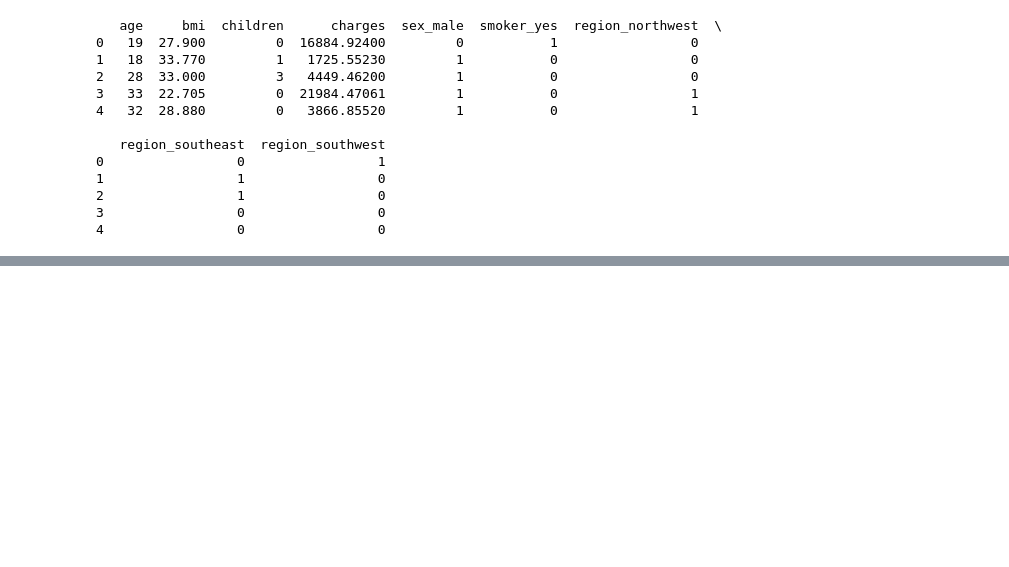
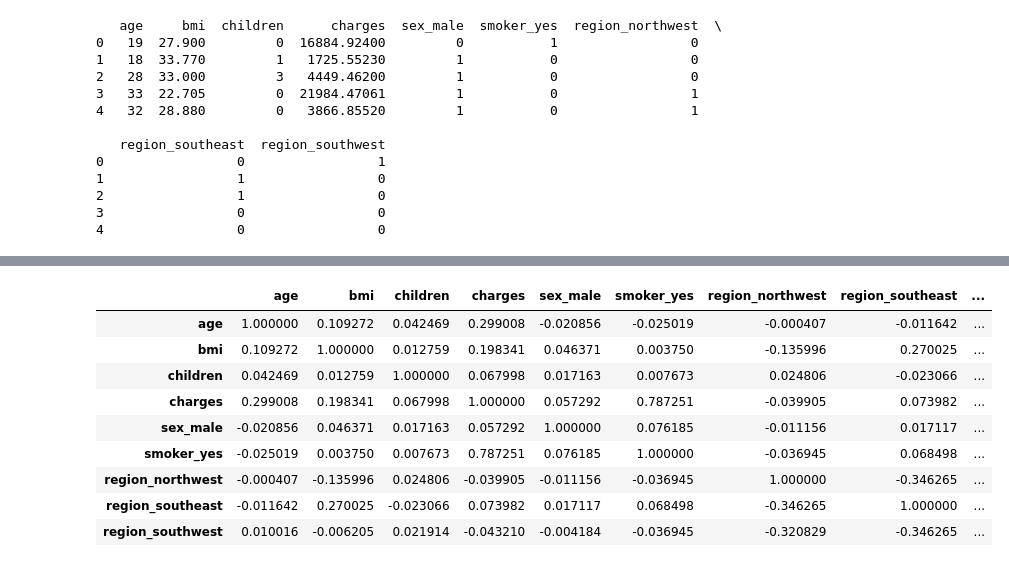
Before and after one commit to mish81/100_Days_of_Code_Data_Science_Challenge, a Jupyter notebook: 20240523_Day_62 - Categorical Data and Dummies/Day_62.ipynb, the cells around one changed output, grey strips where cells are left out. Drawn from its saved outputs; the diff is of its cells as text; code cells hidden in the pictures; blank space fills up the shorter version.

```diff
--- a/20240523_Day_62 - Categorical Data and Dummies/Day_62.ipynb
+++ b/20240523_Day_62 - Categorical Data and Dummies/Day_62.ipynb
@@ -85,3 +85,28 @@ print(pd.get_dummies(df,dtype=int, drop_first=True).head())
 4                 0                 0
 # %% [markdown]
 ![image.png](attachment:image.png)
+# %%
+import pandas as pd
+
+url = (
+    'https://storage.googleapis.com/esmartdata-courses-files/'
+    'ml-course/insurance.csv'
+)
+df = pd.read_csv(url)
+for col in list(df.select_dtypes(include=['object']).columns):
+    df[col] = df[col].astype('category')
+df_dummies = pd.get_dummies(df, drop_first=True)
+# %%
+corr = df_dummies.corr()
+corr
+# %% [output]
+|  | age | bmi | children | charges | sex_male | smoker_yes | region_northwest | region_southeast | ... |
+| age | 1.000000 | 0.109272 | 0.042469 | 0.299008 | -0.020856 | -0.025019 | -0.000407 | -0.011642 | ... |
+| bmi | 0.109272 | 1.000000 | 0.012759 | 0.198341 | 0.046371 | 0.003750 | -0.135996 | 0.270025 | ... |
+| children | 0.042469 | 0.012759 | 1.000000 | 0.067998 | 0.017163 | 0.007673 | 0.024806 | -0.023066 | ... |
+| charges | 0.299008 | 0.198341 | 0.067998 | 1.000000 | 0.057292 | 0.787251 | -0.039905 | 0.073982 | ... |
+| sex_male | -0.020856 | 0.046371 | 0.017163 | 0.057292 | 1.000000 | 0.076185 | -0.011156 | 0.017117 | ... |
+| smoker_yes | -0.025019 | 0.003750 | 0.007673 | 0.787251 | 0.076185 | 1.000000 | -0.036945 | 0.068498 | ... |
+| region_northwest | -0.000407 | -0.135996 | 0.024806 | -0.039905 | -0.011156 | -0.036945 | 1.000000 | -0.346265 | ... |
+| region_southeast | -0.011642 | 0.270025 | -0.023066 | 0.073982 | 0.017117 | 0.068498 | -0.346265 | 1.000000 | ... |
+| region_southwest | 0.010016 | -0.006205 | 0.021914 | -0.043210 | -0.004184 | -0.036945 | -0.320829 | -0.346265 | ... |
```
Also changed, not shown: 3 other files.
